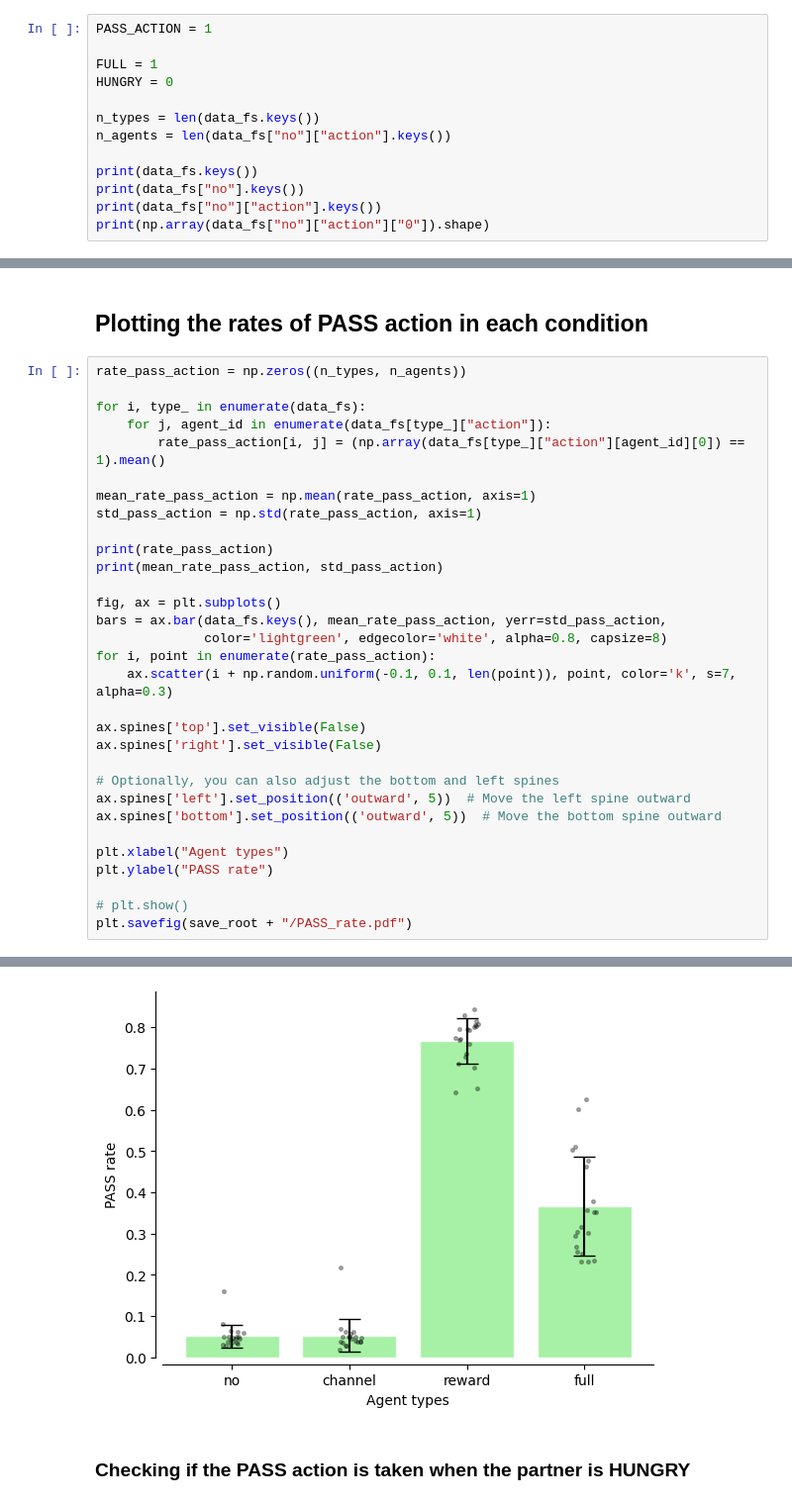
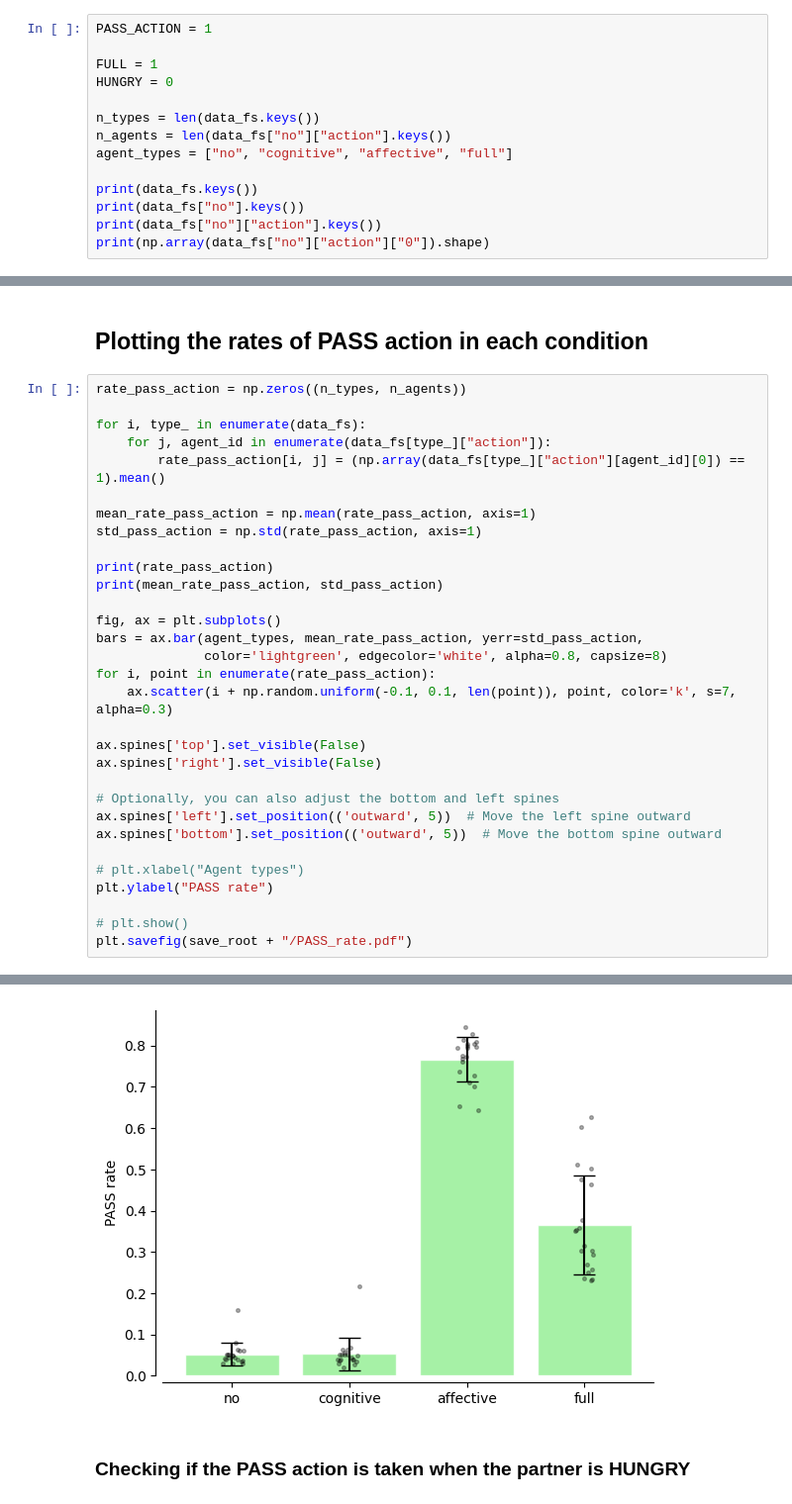
Before and after one commit to ugo-nama-kun/train_tiny_empathy, a Jupyter notebook: analysis.ipynb, the cells around one changed output, grey strips where cells are left out. Shown at 99% size. Drawn from its saved outputs; the diff is of its cells as text.

```diff
--- a/analysis.ipynb
+++ b/analysis.ipynb
@@ -18,6 +18,7 @@ HUNGRY = 0
 
 n_types = len(data_fs.keys())
 n_agents = len(data_fs["no"]["action"].keys())
+agent_types = ["no", "cognitive", "affective", "full"]
 
 print(data_fs.keys())
 print(data_fs["no"].keys())
@@ -50,36 +51,36 @@ std_pass_action = np.std(rate_pass_action, axis=1)
 
 print(rate_pass_action)
 print(mean_rate_pass_action, std_pass_action)
 
 fig, ax = plt.subplots()
-bars = ax.bar(data_fs.keys(), mean_rate_pass_action, yerr=std_pass_action,
+bars = ax.bar(agent_types, mean_rate_pass_action, yerr=std_pass_action,
               color='lightgreen', edgecolor='white', alpha=0.8, capsize=8)
 for i, point in enumerate(rate_pass_action):
     ax.scatter(i + np.random.uniform(-0.1, 0.1, len(point)), point, color='k', s=7, alpha=0.3)
 
 ax.spines['top'].set_visible(False)
 ax.spines['right'].set_visible(False)
 
 # Optionally, you can also adjust the bottom and left spines
 ax.spines['left'].set_position(('outward', 5))  # Move the left spine outward
 ax.spines['bottom'].set_position(('outward', 5))  # Move the bottom spine outward
 
-plt.xlabel("Agent types")
+# plt.xlabel("Agent types")
 plt.ylabel("PASS rate")
 
 # plt.show()
 plt.savefig(save_root + "/PASS_rate.pdf")
 # %% [output]
 [[0.049 0.029 0.038 0.051 0.061 0.039 0.08  0.051 0.048 0.034 0.06  0.036
   0.064 0.159 0.042 0.03  0.044 0.044 0.03  0.05 ]
  [0.028 0.048 0.217 0.068 0.039 0.062 0.019 0.05  0.057 0.062 0.051 0.045
   0.039 0.035 0.051 0.037 0.05  0.04  0.038 0.029]
  [0.775 0.701 0.805 0.769 0.8   0.808 0.795 0.643 0.844 0.711 0.828 0.736
   0.76  0.796 0.803 0.652 0.728 0.772 0.814 0.794]
  [0.235 0.304 0.602 0.257 0.357 0.626 0.463 0.251 0.511 0.269 0.233 0.503
   0.294 0.302 0.316 0.378 0.353 0.476 0.351 0.232]]
 [0.05195 0.05325 0.7667  0.36565] [0.0275889  0.03945615 0.05405469 0.12003344]
-[figure, old version]
+[figure, new version]
 # %% [markdown]
 ### Checking if the PASS action is taken when the partner is HUNGRY
 # %%
```
Also changed, not shown: parts of 4 cells of this notebook, 7 other files.
